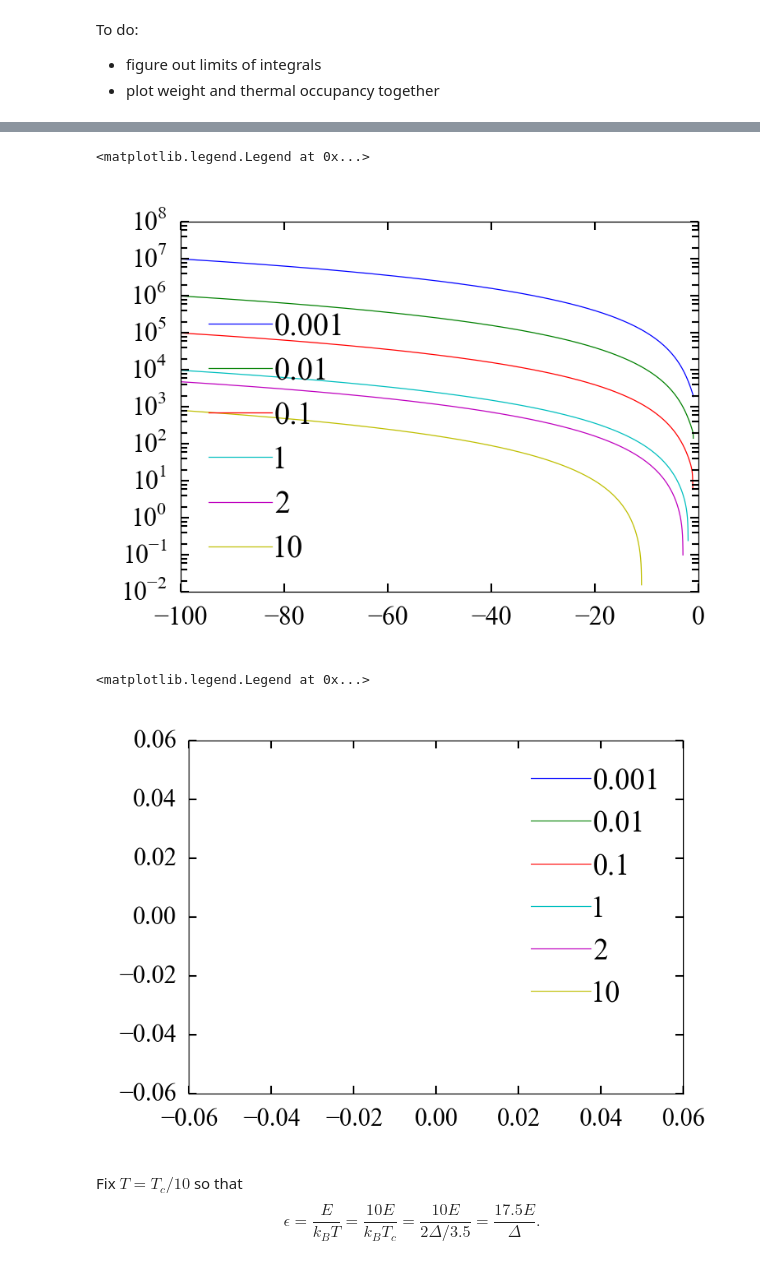
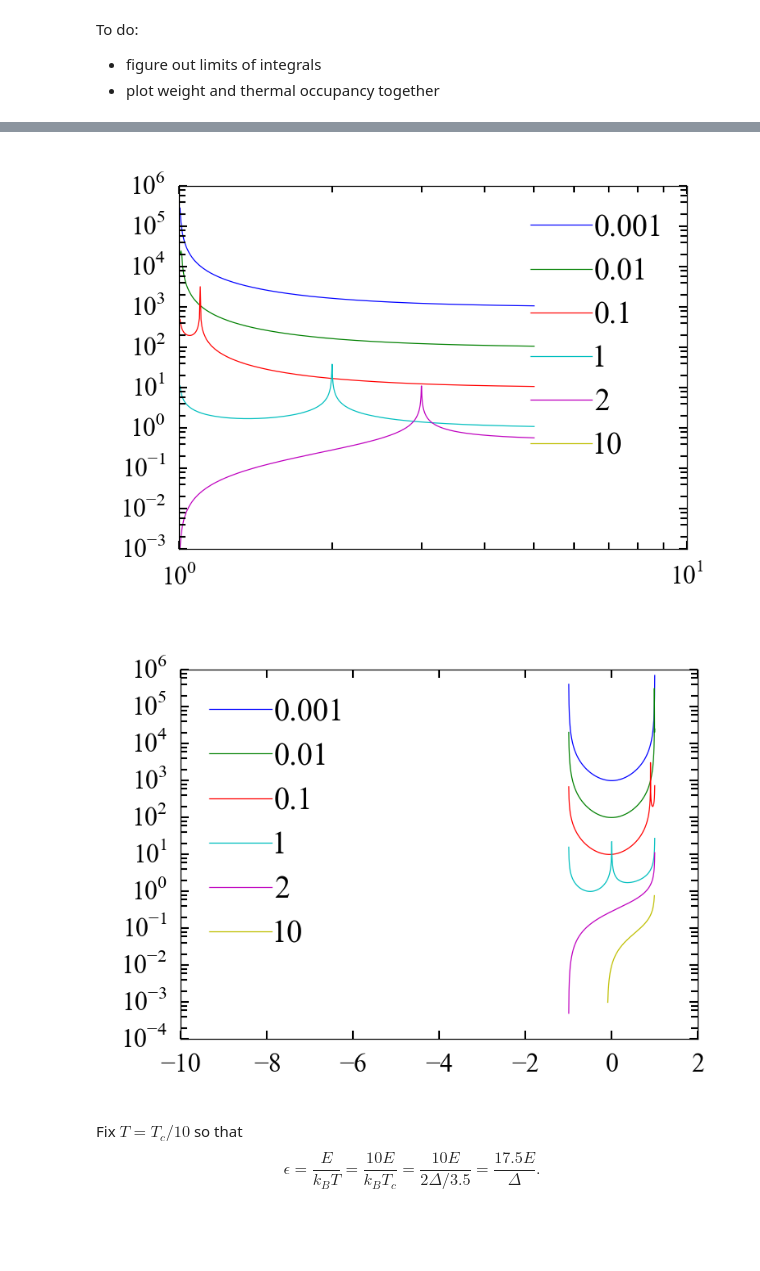
Before and after one commit to danielflanigan/ColumbiaCMB-notebooks, a Jupyter notebook: solid_state/2014-11-12_Mattis-Bardeen_integrals.ipynb, the cells around one changed output, grey strips where cells are left out. Saved outputs shown, nothing was run; the diff lists cells and outputs as text; code cells hidden in the pictures; blank space fills up the shorter version.

```diff
--- a/solid_state/2014-11-12_Mattis-Bardeen_integrals.ipynb
+++ b/solid_state/2014-11-12_Mattis-Bardeen_integrals.ipynb
@@ -89,10 +89,10 @@ def weight(x, y):
 # %%
 yy = [0.001, 0.01, 0.1, 1, 2, 10]
-x1 = np.linspace(1, 1e2, 1e4)
+x1 = np.linspace(1, 1e1, 1e3)
 x2 = np.linspace(-1, 1, 1e3)
-x3 = np.linspace(-1e2, -1, 1e4)
+x3 = np.linspace(-5, -1, 1e3);
 # %%
 for y in yy:
-    plt.semilogy(x1, weight(x1, y), label=str(y))
-plt.legend(loc='best')
+    plt.loglog(x1, g(x1, y), label=str(y))
+plt.legend(loc='best');
 # %% [output]
@@ -101,5 +100,5 @@ plt.legend(loc='best')
 # %%
 for y in yy:
-    plt.semilogy(x1, 2 / y * weight(x1, y), label=str(y))
-plt.legend(loc='best')
+    plt.loglog(x1, 2 / y * g(x1, y), label=str(y))
+plt.legend(loc='best');
 # %% [output]
@@ -108,17 +106,19 @@ plt.legend(loc='best')
 # %%
 for y in yy:
-    plt.semilogy(x3, 1 / y * weight(x3, y), label=str(y))
-plt.legend(loc='best')
+    plt.loglog(-x3, 1 / y * g(x3, y), label=str(y))
+plt.legend(loc='best');
 # %% [output]
-<matplotlib.legend.Legend at 0x...>
-[figure, old version]
+[figure, new version]
 # %%
 for y in yy:
-    plt.plot(x2, 1 / y * weight(x2, y), label=str(y))
-plt.legend(loc='best')
+    if y > 2:
+        x = np.linspace(1-y, 1, 1e3)
+    else:
+        x = np.linspace(-1, 1, 1e3)
+    plt.semilogy(x, 1 / y * g(x, y), label=str(y))
+plt.legend(loc='best');
 # %% [output]
-<matplotlib.legend.Legend at 0x...>
-[figure, old version]
+[figure, new version]
 # %%
 def FermiDirac(epsilon):
     return (np.exp(epsilon) + 1)**-1
```
Also changed, not shown: parts of 9 cells of this notebook, 1 other file.
